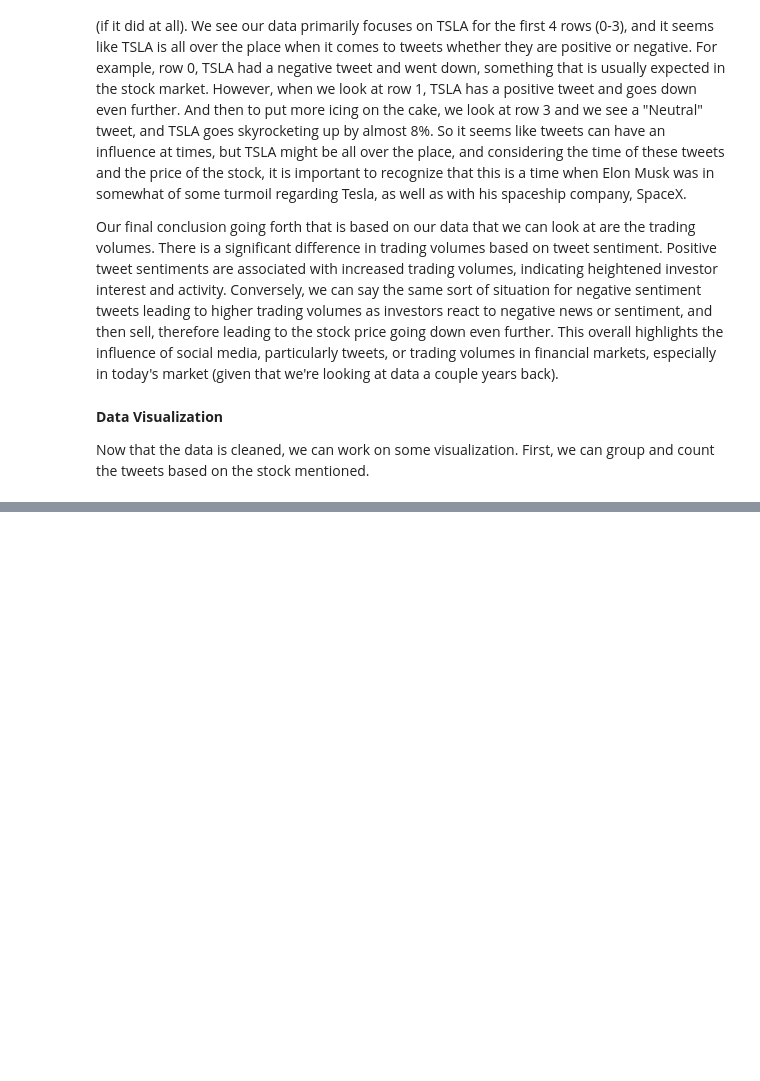
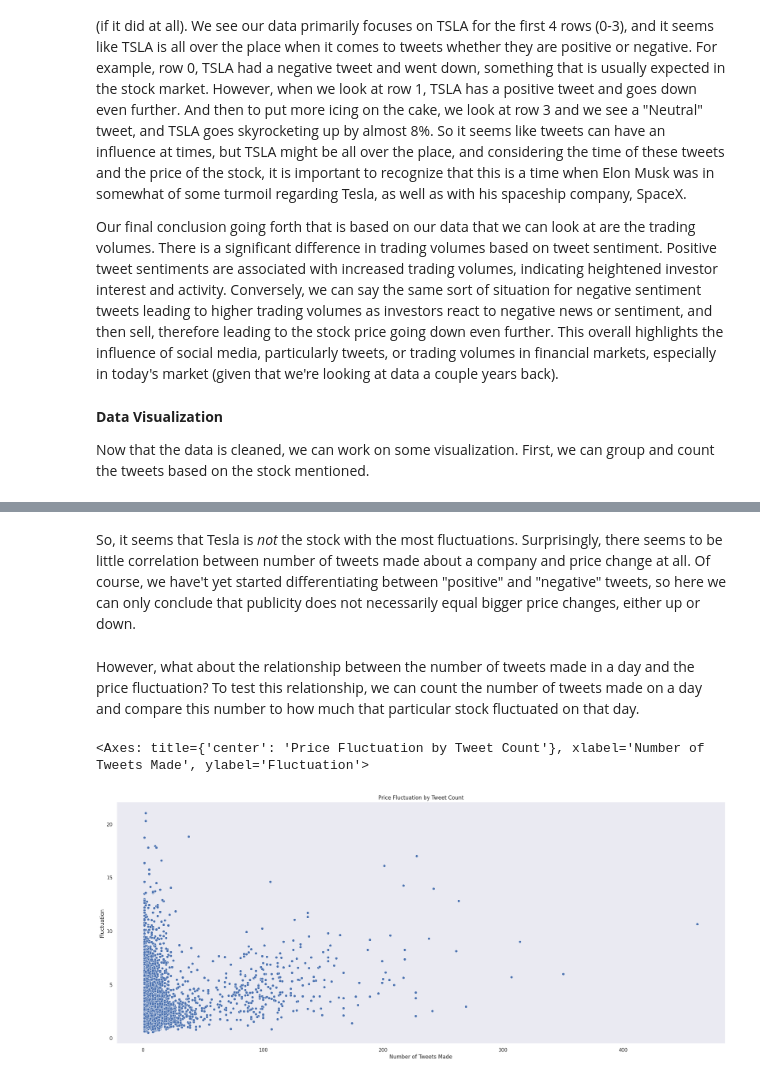
Before and after one commit to mir0codes/CMSC320SummerGroupProject, a Jupyter notebook: Checkpoint_2.ipynb, the cells around one changed output, grey strips where cells are left out. Cells and saved outputs as stored; diff of their text form; code cells hidden in the pictures; blank space fills up the shorter version.

```diff
--- a/Checkpoint_2.ipynb
+++ b/Checkpoint_2.ipynb
@@ -268,0 +294,21 @@ dtype: int64
+# %% [markdown]
+So, it seems that Tesla is *not* the stock with the most fluctuations. Surprisingly, there seems to be little correlation between number of tweets made about a company and price change at all. Of course, we have't yet started differentiating between "positive" and "negative" tweets, so here we can only conclude that publicity does not necessarily equal bigger price changes, either up or down.
+# %% [markdown]
+However, what about the relationship between the number of tweets made in a day and the price fluctuation? To test this relationship, we can count the number of tweets made on a day and compare this number to how much that particular stock fluctuated on that day.
+# %%
+pc_group = merged_df
+pc_group['Fluctuation'] = abs(((pc_group['High'] - pc_group['Low']) / pc_group['Low']) * 100)
+pc_group['Counts'] = 1
+
+pc_group = pc_group.groupby(['Stock Name', 'Date']).agg({'Counts' : 'count', 'Fluctuation' : 'mean'})
+
+plt.figure(figsize = (25, 10))
+sns.set_style("dark")
+plt.title('Price Fluctuation by Tweet Count')
+plt.xlabel('Number of Tweets Made')
+plt.ylabel('Fluctuation')
+
+sns.scatterplot(data=pc_group, x="Counts", y="Fluctuation")
+# %% [output]
+<Axes: title={'center': 'Price Fluctuation by Tweet Count'}, xlabel='Number of Tweets Made', ylabel='Fluctuation'>
+[figure, added]
```
Also changed, not shown: parts of 10 cells of this notebook.
